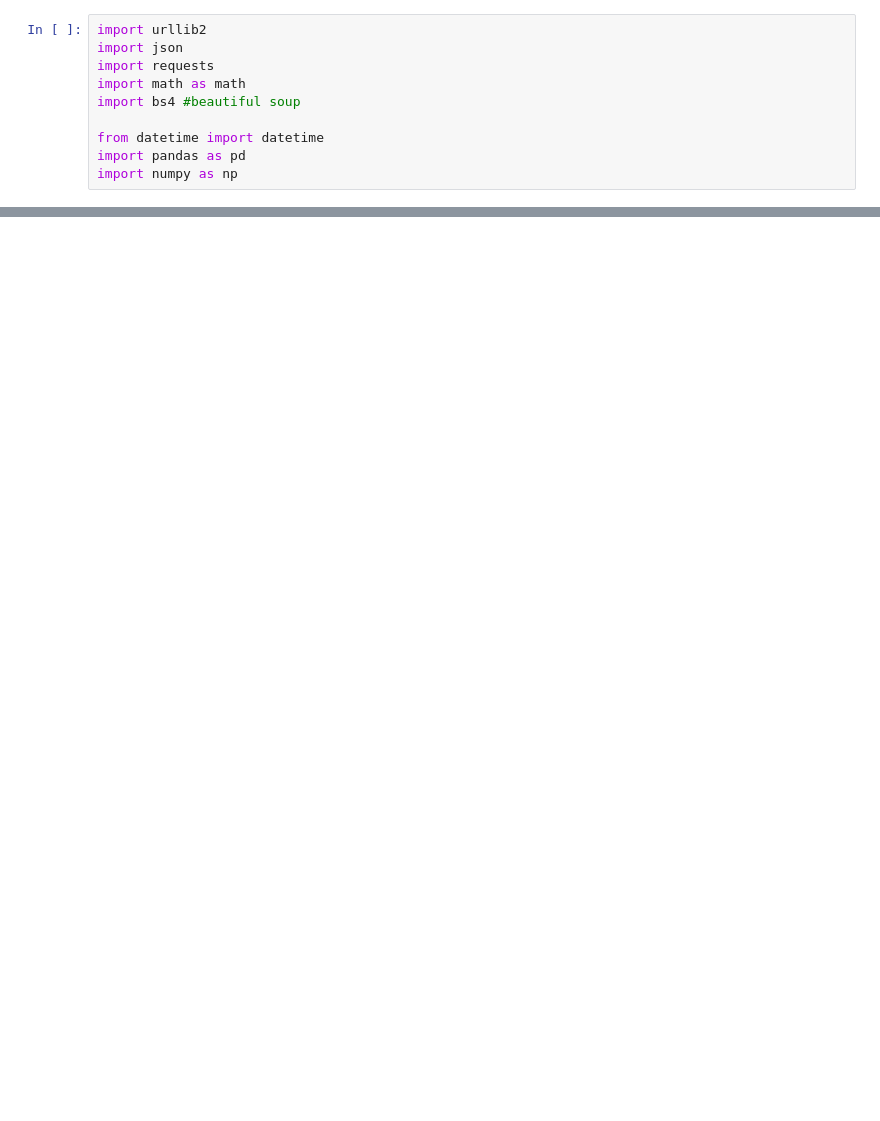
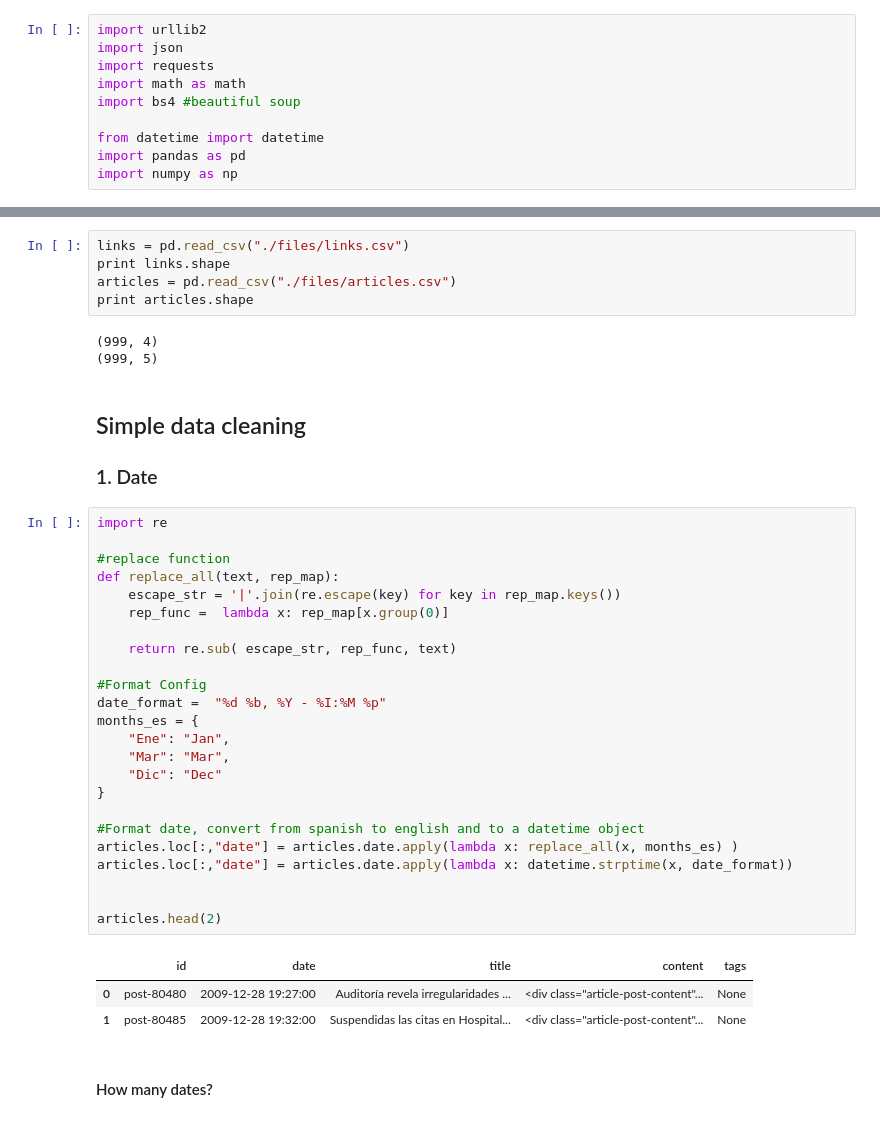
Before and after one commit to adtabora/criminal_risk, a Jupyter notebook: Scrapper.ipynb, the cells around one changed output, grey strips where cells are left out. Cells and saved outputs as stored; diff of their text form; blank space fills up the shorter version.

```diff
--- a/Scrapper.ipynb
+++ b/Scrapper.ipynb
@@ -128,0 +17,41 @@ d = datetime.strptime(d[:-6],"%Y-%m-%dT%H:%M:%S")
+# %%
+links = pd.read_csv("./files/links.csv")
+print links.shape
+articles = pd.read_csv("./files/articles.csv")
+print articles.shape
+# %% [output]
+(999, 4)
+(999, 5)
+# %% [markdown]
+## Simple data cleaning
+### 1. Date
+# %%
+import re
+
+#replace function
+def replace_all(text, rep_map):
+    escape_str = '|'.join(re.escape(key) for key in rep_map.keys())
+    rep_func =  lambda x: rep_map[x.group(0)]
+
+    return re.sub( escape_str, rep_func, text)
+
+#Format Config
+date_format =  "%d %b, %Y - %I:%M %p"
+months_es = {
+    "Ene": "Jan",
+    "Mar": "Mar",
+    "Dic": "Dec"
+}
+
+#Format date, convert from spanish to english and to a datetime object
+articles.loc[:,"date"] = articles.date.apply(lambda x: replace_all(x, months_es) )
+articles.loc[:,"date"] = articles.date.apply(lambda x: datetime.strptime(x, date_format))
+
+
+articles.head(2)
+# %% [output]
+|  | id | date | title | content | tags |
+| 0 | post-80480 | 2009-12-28 19:27:00 | Auditoría revela irregularidades ... | <div class="article-post-content"... | None |
+| 1 | post-80485 | 2009-12-28 19:32:00 | Suspendidas las citas en Hospital... | <div class="article-post-content"... | None |
+# %% [markdown]
+#### How many dates?
```
Also changed, not shown: parts of 44 cells of this notebook, 9 other files.
